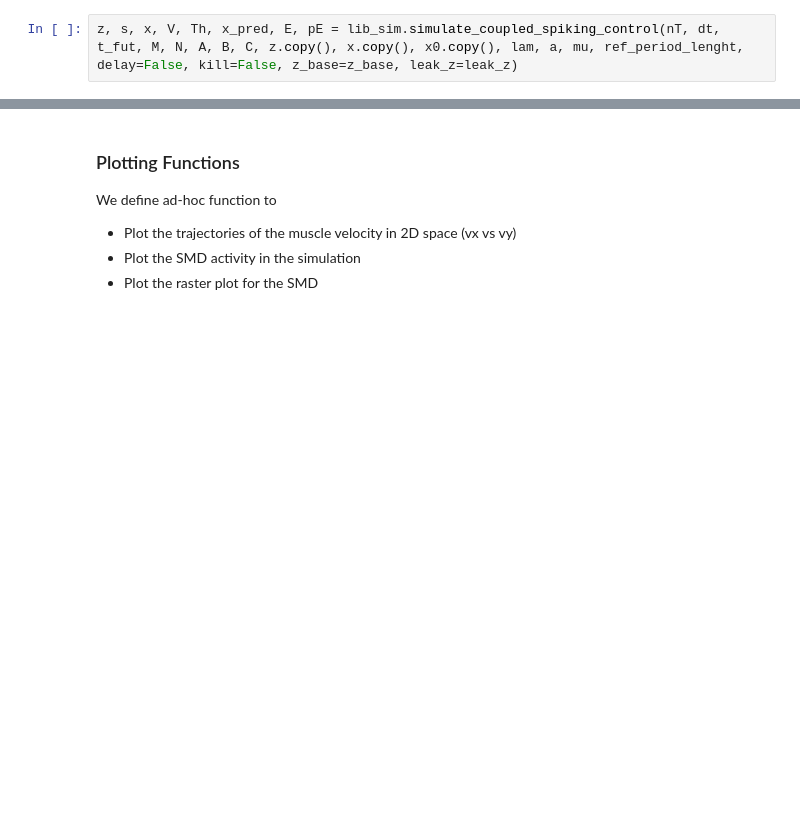
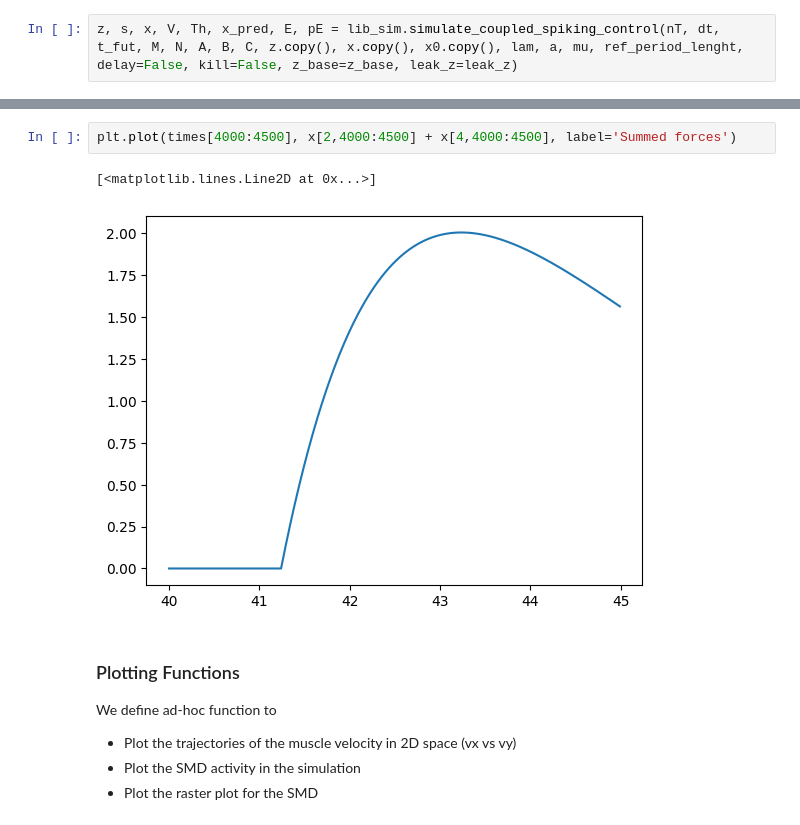
Before and after one commit to PaoloUmberto/2026---Obj4---MU-recruitment-model, a Jupyter notebook: first_MUs_control_luke.ipynb, the cells around one changed output, grey strips where cells are left out. Drawn from its saved outputs; the diff is of its cells as text; blank space fills up the shorter version.

```diff
--- a/first_MUs_control_luke.ipynb
+++ b/first_MUs_control_luke.ipynb
@@ -196,3 +246,8 @@ plt.plot(times, s[1,:], label='Spikes')
+# %%
+plt.plot(times[4000:4500], x[2,4000:4500] + x[4,4000:4500], label='Summed forces')
+# %% [output]
+[<matplotlib.lines.Line2D at 0x...>]
+[figure, added]
 # %% [markdown]
 ### Plotting Functions
 
```
Also changed, not shown: parts of 4 cells of this notebook.
